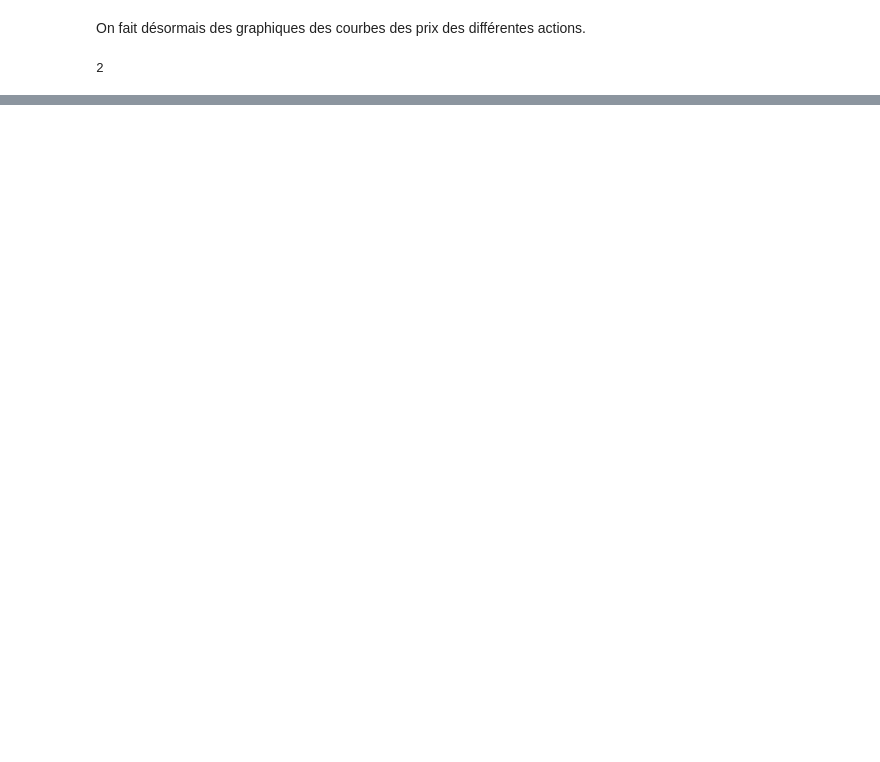
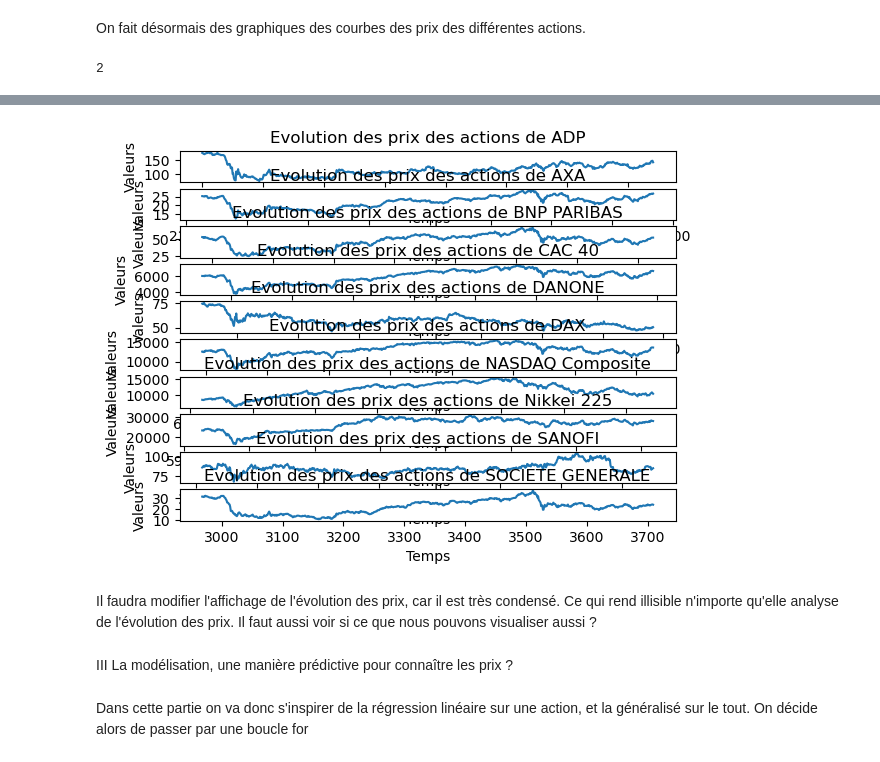
Before and after one commit to antoinerougier/Projet-Python-pour-la-data-science-, a Jupyter notebook: ModificationdelaBaseDonnee2.ipynb, the cells around one changed output, grey strips where cells are left out. Saved outputs shown, nothing was run; the diff lists cells and outputs as text; code cells hidden in the pictures; blank space fills up the shorter version.

Commit message:
Les parties 2 et 3
On a commencé à faire de la visualisation, avec des tableaux
PB => les tableaux sont assez petits = illisible
Et début de la modélisation avec une régression très simple

```diff
--- a/ModificationdelaBaseDonnee2.ipynb
+++ b/ModificationdelaBaseDonnee2.ipynb
@@ -150,0 +168,23 @@ len(liste_action_USA)
+# %%
+for i in range(len(liste_df)):
+    j=i+1
+    new_df = liste_df[i]['open']
+    plt.subplot(len(liste_df),1,j)
+    plt.plot(new_df)
+    plt.title("Evolution des prix des actions de " + lst[i])
+    plt.ylabel("Valeurs")
+    plt.xlabel("Temps")
+
+
+
+#new_df.plot(x="Temps", y = "Valeurs", title = "Evolution du prix des actions" + lst[i])
+# %% [output]
+[figure, added]
+# %% [markdown]
+Il faudra modifier l'affichage de l'évolution des prix, car il est très condensé. Ce qui rend illisible n'importe qu'elle analyse de l'évolution des prix.
+Il faut aussi voir si ce que nous pouvons visualiser aussi ?
+# %% [markdown]
+III La modélisation, une manière prédictive pour connaître les prix ?
+# %% [markdown]
+Dans cette partie on va donc s'inspirer de la régression linéaire sur une action, et la généralisé sur le tout.
+On décide alors de passer par une boucle for
```
Also changed, not shown: parts of 5 cells of this notebook.
